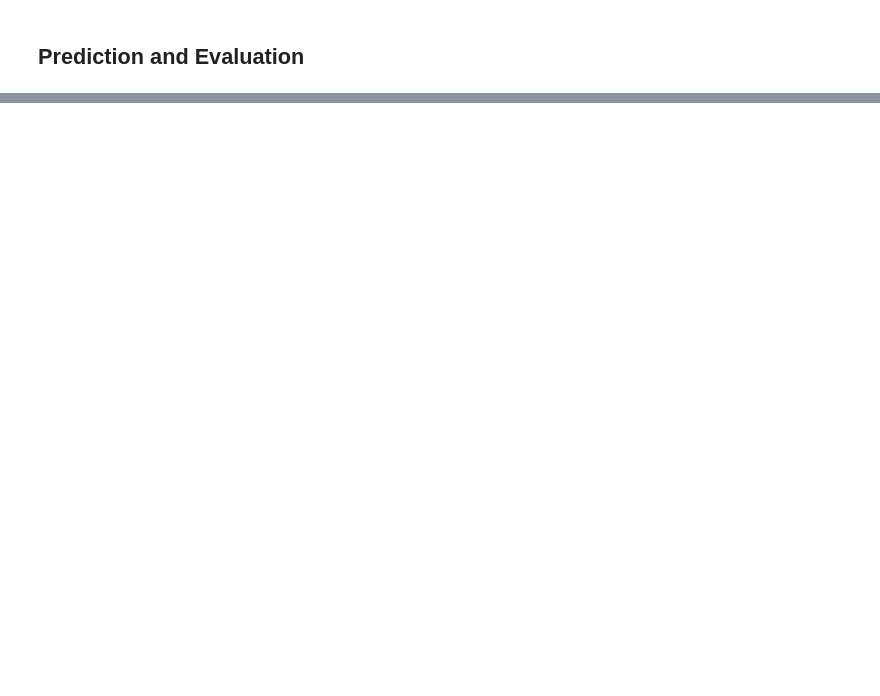
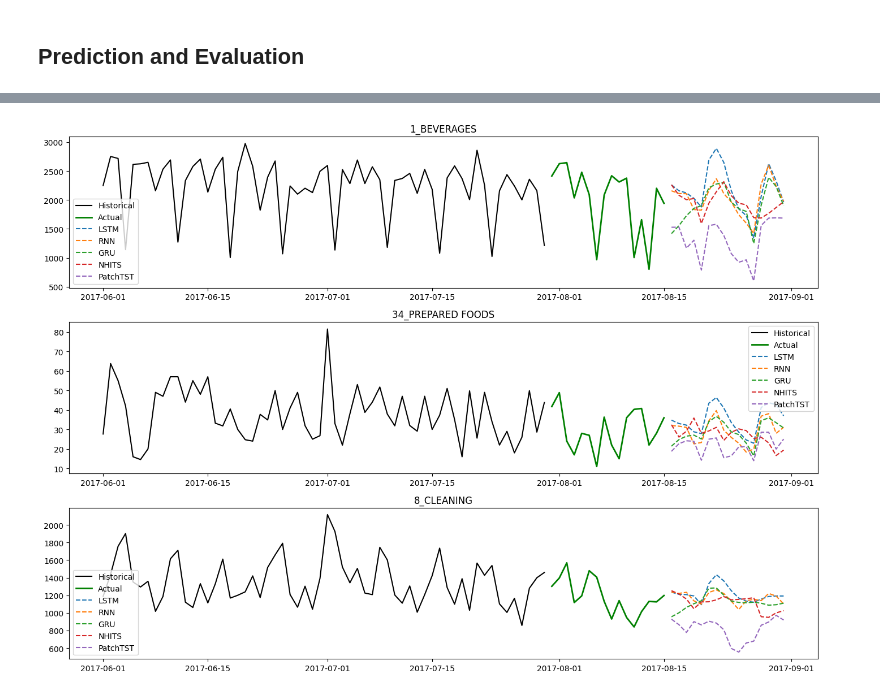
Before and after one commit to on1link/nixtla-store-sales-forecasting, a Jupyter notebook: notebooks/store_foracasting.ipynb, the cells around one changed output, grey strips where cells are left out. Saved outputs shown, nothing was run; the diff lists cells and outputs as text; code cells hidden in the pictures; blank space fills up the shorter version.

Commit message:
Add NHITS and PatchTST models for NeuralForecast

```diff
--- a/notebooks/store_foracasting.ipynb
+++ b/notebooks/store_foracasting.ipynb
@@ -413,6 +413,8 @@ logging.getLogger('pytorch_lighting').setLevel(logging.ERROR)
 ## Model Training
 # %%
 train_df.head(1)
+val_df = train_df[train_df['ds'] > train_df['ds'].max() - pd.Timedelta(days=16)]
+train_df = train_df[train_df['ds'] <= train_df['ds'].max() - pd.Timedelta(days=16)]
 # %%
 %%capture
 horizon = 16
@@ -440,6 +442,16 @@ models = [
          encoder_hidden_size=64,
          decoder_hidden_size=64,
         ),
+    NHITS(input_size=2 * horizon,
+          h=horizon,
+          max_steps=500,
+          scaler_type='standard',
+    ),
+    PatchTST(input_size=2 * horizon,
+          h=horizon,
+          max_steps=500,
+          scaler_type='standard',
+    ),
 
 ]
 
@@ -449,4 +479,4 @@ nf.fit(df=train_df)
 # %% [markdown]
 ## Prediction and Evaluation
 # %%
-y_hat = nf.predict(df=test_df)
+y_hat = nf.predict(df=val_df)
@@ -455,31 +514,35 @@ y_hat.head(10)
 # %%
 fig, axes = plt.subplots(len(subset_categories[:3]), 1, figsize=(14,10))
 for ax, uid in zip(axes, subset_categories[:3]):
     # Historical
     hist = train_df[train_df['unique_id'] == uid].tail(60)
     ax.plot(hist['ds'], hist['y'], label='Historical', color='black')
 
     # Actuals in test period
     actual = test_df[test_df['unique_id'] == uid]
     ax.plot(actual['ds'], actual['y'], label='Actual', color='green', linewidth=2)
 
     # Forecast (best 2 models)
     fc = y_hat.reset_index()
     fc_uid = fc[fc['unique_id'] == uid]
     ax.plot(fc_uid['ds'], fc_uid['LSTM'], label='LSTM', linestyle='--')
     ax.plot(fc_uid['ds'], fc_uid['RNN'], label='RNN', linestyle='--')
     ax.plot(fc_uid['ds'], fc_uid['GRU'], label='GRU', linestyle='--')
+    ax.plot(fc_uid['ds'], fc_uid['NHITS'], label='NHITS', linestyle='--')
+    ax.plot(fc_uid['ds'], fc_uid['PatchTST'], label='PatchTST', linestyle='--')
 
     # Confidence interval
     if 'AutoARIMA-lo-90' in fc_uid.columns:
         ax.fill_between(fc_uid['ds'], fc_uid['AutoARIMA-lo-90'],
                         fc_uid['AutoARIMA-hi-90'], alpha=0.2)
     ax.set_title(uid)
     ax.legend(fontsize=10)
 
 plt.tight_layout()
 plt.savefig('forecast_comparison.png', dpi=150)
 plt.show()
+# %% [output]
+[figure, added]
 # %%
 eval_df = test_df.merge(y_hat.reset_index(), on=['unique_id', 'ds'])
 # %%
```
Also changed, not shown: parts of 4 cells of this notebook, 1 other file.
